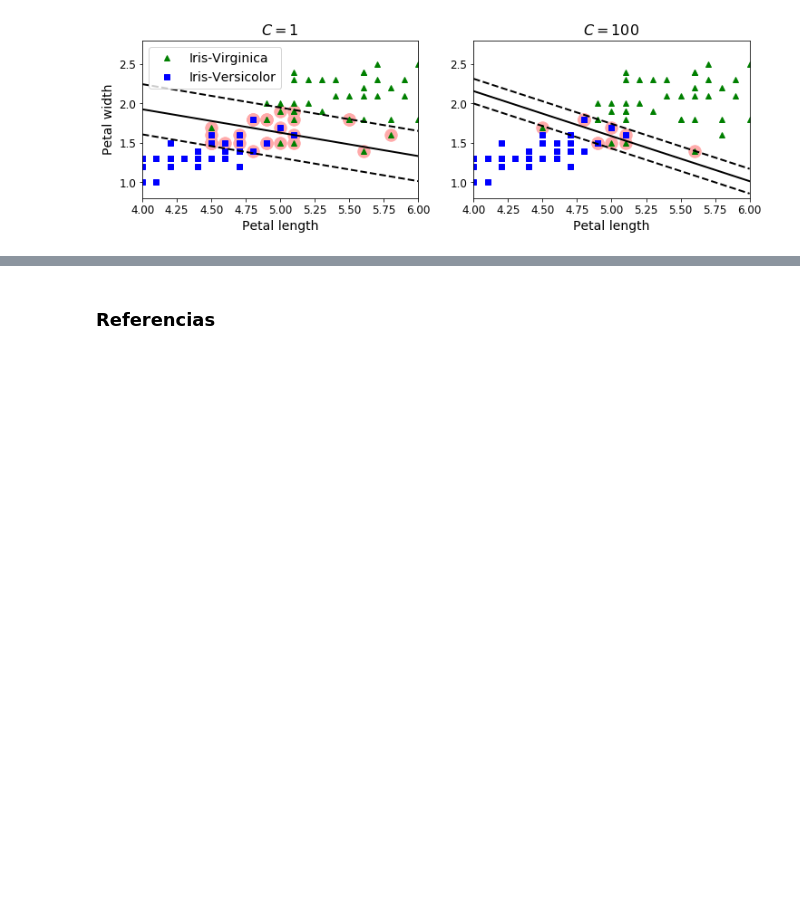
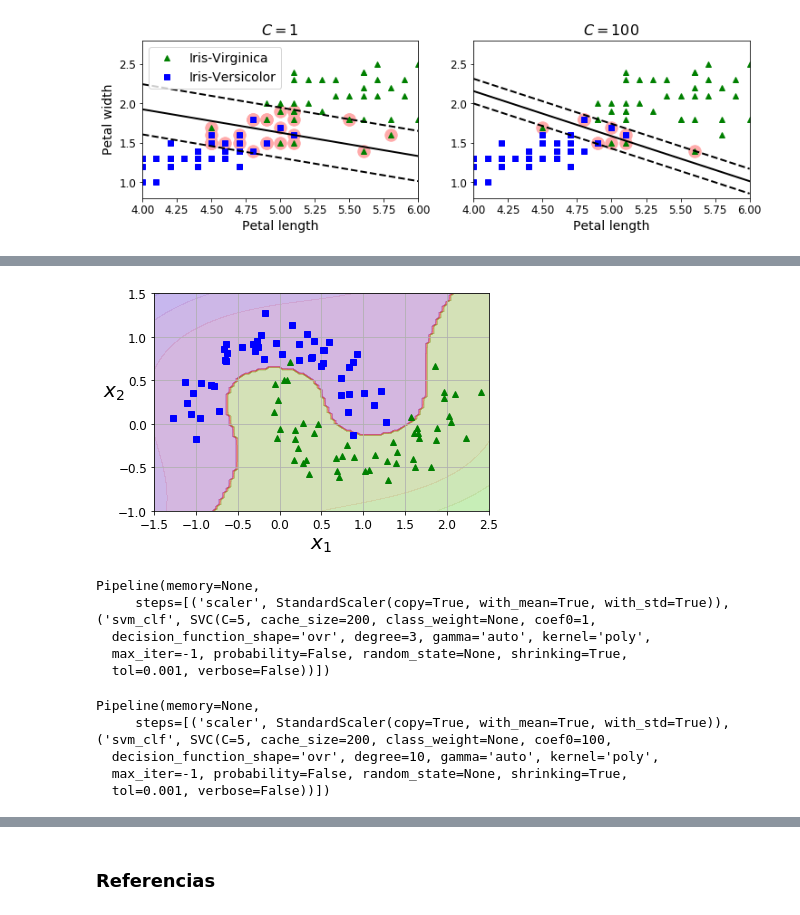
Before and after one commit to yerartdev/m1970-machine-learning-ii, a Jupyter notebook: lab/svm/gmg-lab-svm-playground.ipynb, the cells around one changed output, grey strips where cells are left out. Cells and saved outputs as stored; diff of their text form; code cells hidden in the pictures; blank space fills up the shorter version.

```diff
--- a/lab/svm/gmg-lab-svm-playground.ipynb
+++ b/lab/svm/gmg-lab-svm-playground.ipynb
@@ -201,0 +234,55 @@ plt.axis([4, 6, 0.8, 2.8])
+# %%
+def plot_predictions(clf, axes):
+    x0s = np.linspace(axes[0], axes[1], 100)
+    x1s = np.linspace(axes[2], axes[3], 100)
+    x0, x1 = np.meshgrid(x0s, x1s)
+    X = np.c_[x0.ravel(), x1.ravel()]
+    y_pred = clf.predict(X).reshape(x0.shape)
+    y_decision = clf.decision_function(X).reshape(x0.shape)
+    plt.contourf(x0, x1, y_pred, cmap=plt.cm.brg, alpha=0.2)
+    plt.contourf(x0, x1, y_decision, cmap=plt.cm.brg, alpha=0.1)
+
+plot_predictions(polynomial_svm_clf, [-1.5, 2.5, -1, 1.5])
+plot_dataset(X, y, [-1.5, 2.5, -1, 1.5])
+# %% [output]
+[figure, added]
+# %%
+#::GMG::Ahora en lugar de aplicar LinearSVC aplicamos el "kernel trick"
+#::nota::se puede hacer aumentando el degree de la  manera anterior pero se vuelve
+#        mucho más lento
+#::nota::se usa SVC especificando el kernel no lineal
+#        (antes usamos linear que es como no aplicar ninguno)
+# https://scikit-learn.org/stable/modules/generated/sklearn.svm.SVC.html
+# Hyperparámetros: d = 3, r = 1, C = 5
+#::nota:: hay otro parámetro, gamma, que no se especifica aquí
+poly_kernel_svm_clf = Pipeline([
+        ("scaler", StandardScaler()),
+        ("svm_clf", SVC(kernel="poly",
+                        degree=3,
+                        coef0=1,
+                        C=5))
+    ])
+poly_kernel_svm_clf.fit(X, y)
+# %% [output]
+Pipeline(memory=None,
+     steps=[('scaler', StandardScaler(copy=True, with_mean=True, with_std=True)), ('svm_clf', SVC(C=5, cache_size=200, class_weight=None, coef0=1,
+  decision_function_shape='ovr', degree=3, gamma='auto', kernel='poly',
+  max_iter=-1, probability=False, random_state=None, shrinking=True,
+  tol=0.001, verbose=False))])
+# %%
+#::GMG:: Hipeprámetros: d = 10, r = 100, C = 5
+#::nota:: el juego es incrementar d si el modelo está underfitting o
+#         disminuirlo si está overfitting
+#::nota:: r (coef0) controla el grado de influiencia en el modelo de los
+#         polinomios de alto grado y los de menor grado
+poly100_kernel_svm_clf = Pipeline([
+        ("scaler", StandardScaler()),
+        ("svm_clf", SVC(kernel="poly", degree=10, coef0=100, C=5))
+    ])
+poly100_kernel_svm_clf.fit(X, y)
+# %% [output]
+Pipeline(memory=None,
+     steps=[('scaler', StandardScaler(copy=True, with_mean=True, with_std=True)), ('svm_clf', SVC(C=5, cache_size=200, class_weight=None, coef0=100,
+  decision_function_shape='ovr', degree=10, gamma='auto', kernel='poly',
+  max_iter=-1, probability=False, random_state=None, shrinking=True,
+  tol=0.001, verbose=False))])
```
Also changed, not shown: parts of 6 cells of this notebook.
